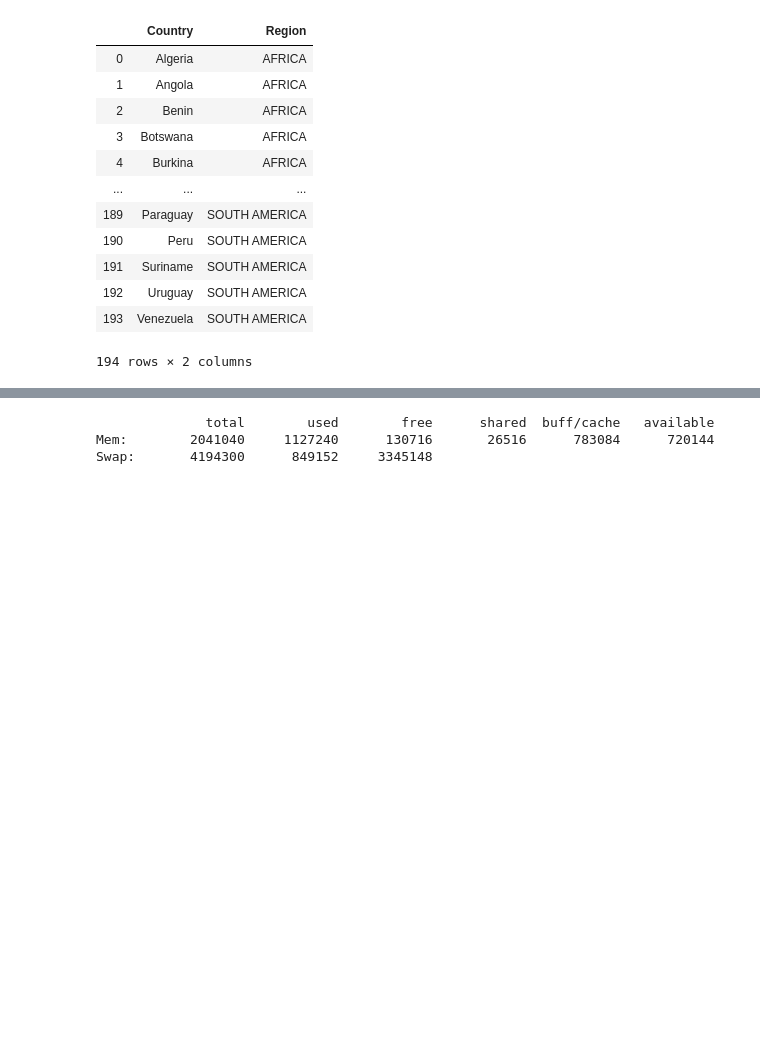
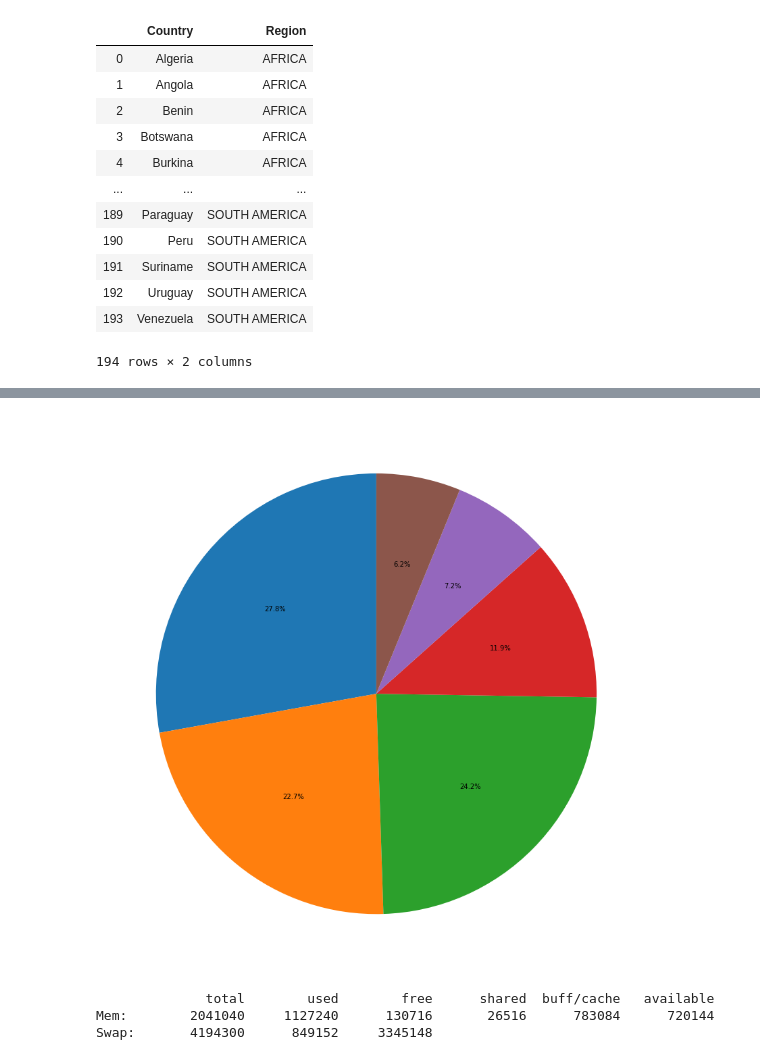
Before and after one commit to mikebochenek/python-notebooks, a Jupyter notebook: HelloWorldLiterally.ipynb, the cells around one changed output, grey strips where cells are left out. Cells and saved outputs as stored; diff of their text form; code cells hidden in the pictures; blank space fills up the shorter version.

Commit message:
add some basic fun graphs...

```diff
--- a/HelloWorldLiterally.ipynb
+++ b/HelloWorldLiterally.ipynb
@@ -26,8 +37,14 @@ c
 # %%
 import matplotlib.pyplot as plt
 import pandas as pd
 import numpy as np
 %matplotlib inline
+
+plt.rcParams['figure.figsize'] = [30, 15]
+plt.pie(c.groupby('Region').size(), startangle=90, autopct='%.1f%%')
+plt.show()
+# %% [output]
+[figure, added]
 # %%
 !free
 # %% [output]
```
Also changed, not shown: parts of 1 cell of this notebook.
